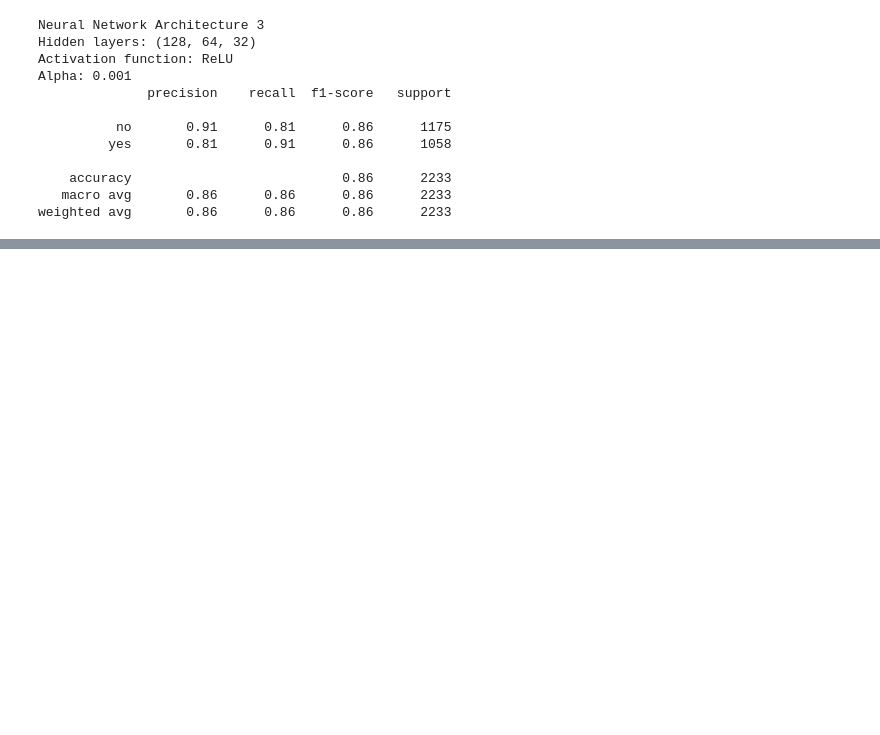
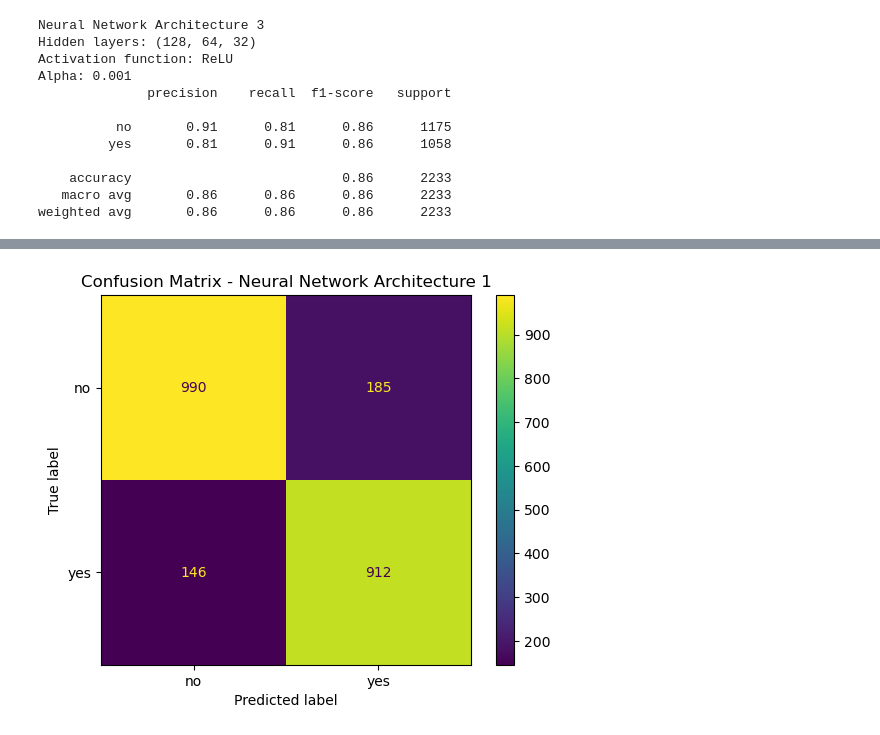
Before and after one commit to erze-haziri/bank-term-deposit-prediction, a Jupyter notebook: bank_term_deposit_analysis.ipynb, the cells around one changed output, grey strips where cells are left out. Drawn from its saved outputs; the diff is of its cells as text; code cells hidden in the pictures; blank space fills up the shorter version.

```diff
--- a/bank_term_deposit_analysis.ipynb
+++ b/bank_term_deposit_analysis.ipynb
@@ -906,0 +970,11 @@ weighted avg       0.86      0.86      0.86      2233
+# %%
+ConfusionMatrixDisplay.from_predictions(
+    y_test,
+    y_pred_mlp_1,
+    display_labels=label_encoder.classes_
+)
+
+plt.title("Confusion Matrix - Neural Network Architecture 1")
+plt.show()
+# %% [output]
+[figure, added]
```
Also changed, not shown: parts of 5 cells of this notebook.
